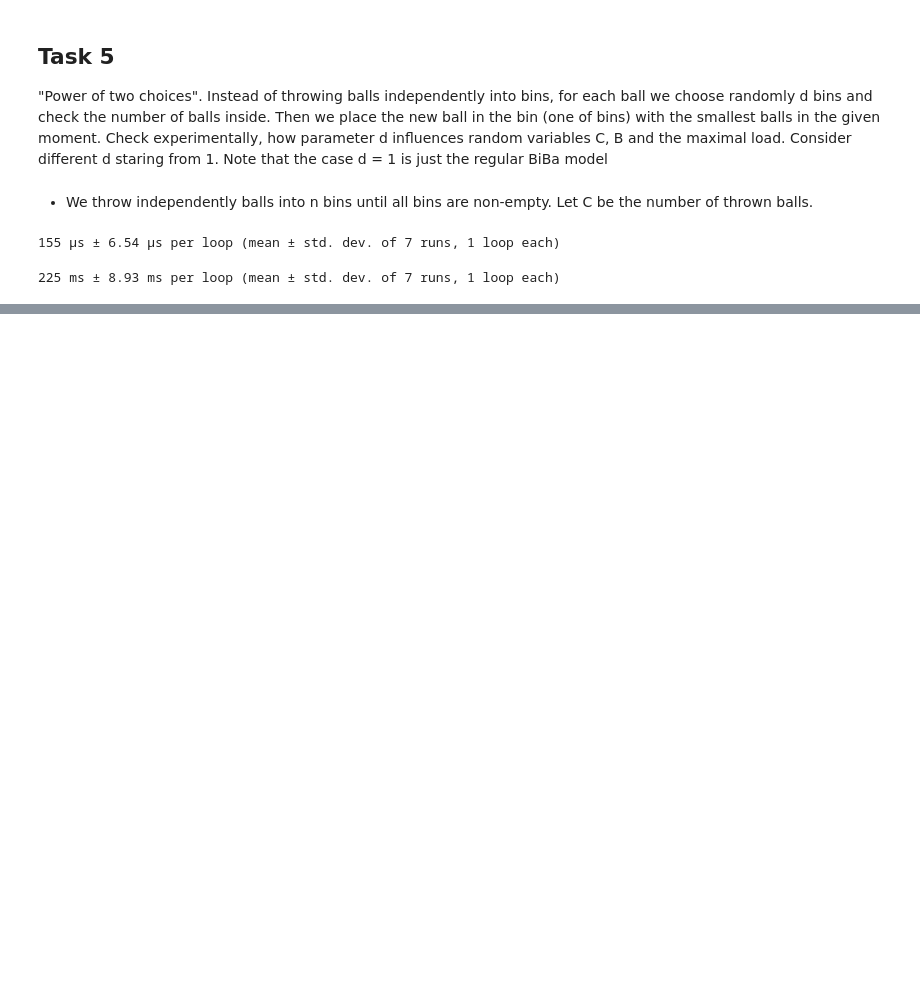
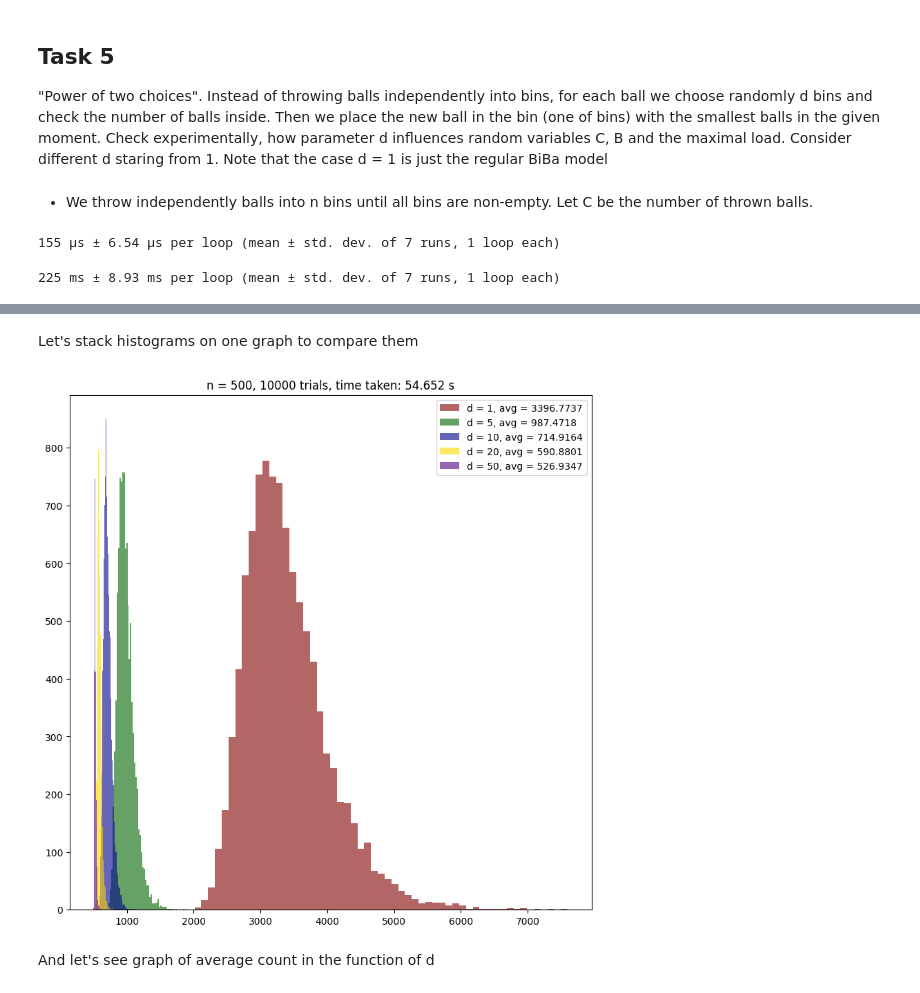
Before and after one commit to Yolonek/BigDataAlgorithms, a Jupyter notebook: List2/List2_Task5.ipynb, the cells around one changed output, grey strips where cells are left out. Cells and saved outputs as stored; diff of their text form; code cells hidden in the pictures; blank space fills up the shorter version.

```diff
--- a/List2/List2_Task5.ipynb
+++ b/List2/List2_Task5.ipynb
@@ -99,0 +100,20 @@ for index, (d, histogram, time_, color) in enumerate(zip(d_parameters, histogram
+# %% [markdown]
+Let's stack histograms on one graph to compare them
+# %%
+figure2, axes2 = plt.subplots(1, 1, layout='constrained', figsize=(8, 8))
+
+for index, (d, histogram, color) in enumerate(zip(d_parameters, histograms, colors)):
+    mean_value = histogram.mean()
+    histogram_bins = get_optimal_number_of_bins_for_histogram(histogram)
+    axes2.hist(histogram,
+               color=color,
+               alpha=0.6,
+               bins=histogram_bins,
+               label=f'd = {d}, avg = {mean_value}')
+    title = f'n = {number_of_bins}, {number_of_trials} trials, time taken: {round(np.array(times).sum(), 3)} s'
+    axes2.set(title=title)
+    axes2.legend()
+# %% [output]
+[figure, added]
+# %% [markdown]
+And let's see graph of average count in the function of d
```
Also changed, not shown: parts of 7 cells of this notebook.
